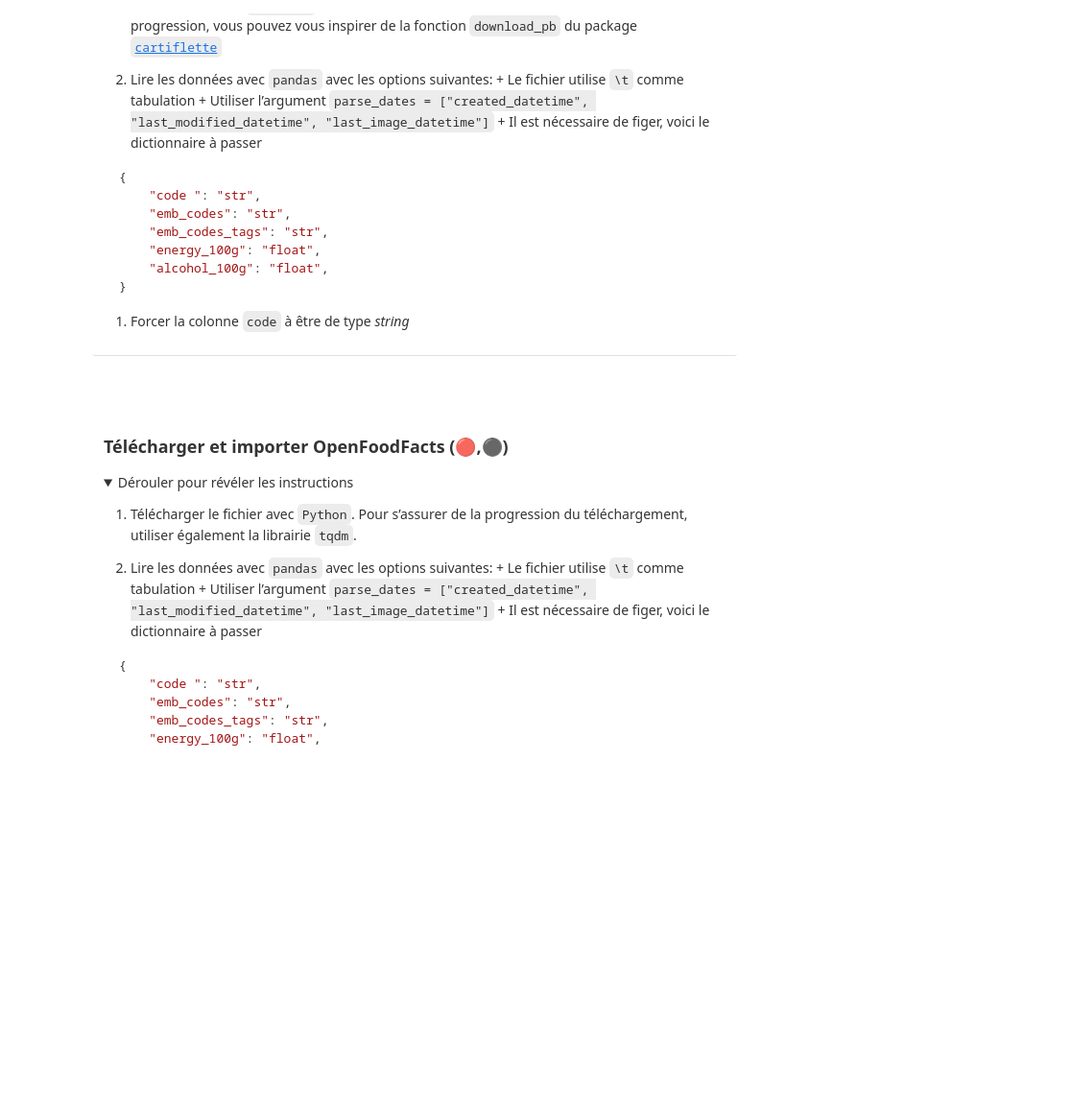
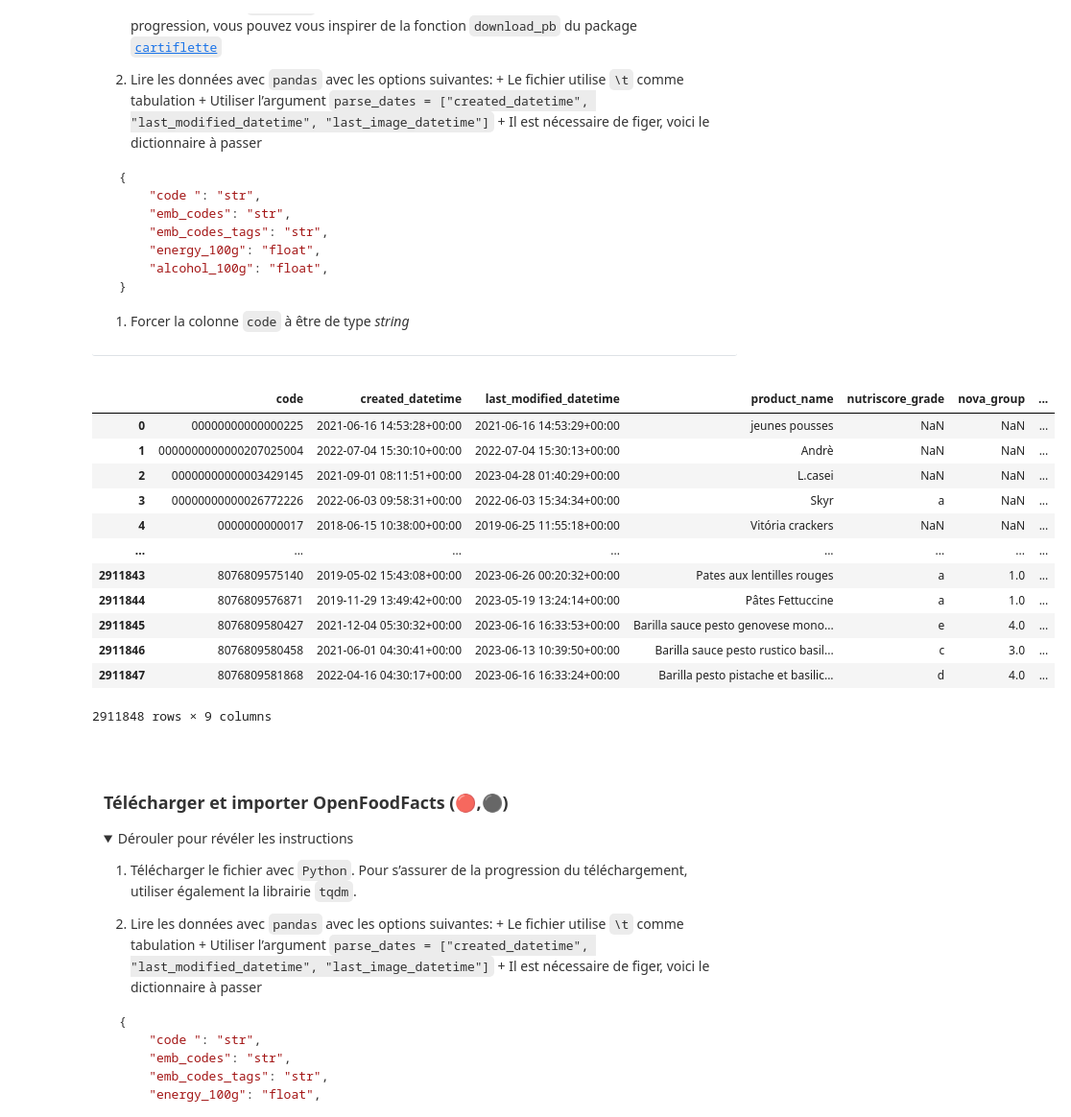
Before and after one commit to khaledlarbi/funathon2023_sujet4, a Jupyter notebook: index.ipynb, the cells around one changed output. Shown: that part at 96% size. Drawn from its saved outputs; the diff is of its cells as text; code cells hidden in the pictures; folded sections open; blank space fills up the shorter version.

Commit message:
import des fichiers

```diff
--- a/index.ipynb
+++ b/index.ipynb
@@ -388,3 +422,35 @@ d’avoir un contrôle des options mises en oeuvre lors de l’import
+# %%
+types_var = {
+    "code ": "str",
+    "emb_codes": "str",
+    "emb_codes_tags": "str",
+    "energy_100g": "float",
+    "alcohol_100g": "float",
+}
+# %%
+import pandas as pd
+openfood = pd.read_csv("donnees.csv.gz",
+            usecols = config['variables'],
+            parse_dates = ["created_datetime", "last_modified_datetime", "last_image_datetime"],
+            dtype = types_var,
+                              delimiter="\t",
+        encoding="utf-8")
+# %%
+openfood
+# %% [output]
+|  | code | created_datetime | last_modified_datetime | product_name | nutriscore_grade | nova_group | ... |
+| 0 | 00000000000000225 | 2021-06-16 14:53:28+00:00 | 2021-06-16 14:53:29+00:00 | jeunes pousses | NaN | NaN | ... |
+| 1 | 0000000000000207025004 | 2022-07-04 15:30:10+00:00 | 2022-07-04 15:30:13+00:00 | Andrè | NaN | NaN | ... |
+| 2 | 00000000000003429145 | 2021-09-01 08:11:51+00:00 | 2023-04-28 01:40:29+00:00 | L.casei | NaN | NaN | ... |
+| 3 | 00000000000026772226 | 2022-06-03 09:58:31+00:00 | 2022-06-03 15:34:34+00:00 | Skyr | a | NaN | ... |
+| 4 | 0000000000017 | 2018-06-15 10:38:00+00:00 | 2019-06-25 11:55:18+00:00 | Vitória crackers | NaN | NaN | ... |
+| ... | ... | ... | ... | ... | ... | ... | ... |
+| 2911843 | 8076809575140 | 2019-05-02 15:43:08+00:00 | 2023-06-26 00:20:32+00:00 | Pates aux lentilles rouges | a | 1.0 | ... |
+| 2911844 | 8076809576871 | 2019-11-29 13:49:42+00:00 | 2023-05-19 13:24:14+00:00 | Pâtes Fettuccine | a | 1.0 | ... |
+| 2911845 | 8076809580427 | 2021-12-04 05:30:32+00:00 | 2023-06-16 16:33:53+00:00 | Barilla sauce pesto genovese mono... | e | 4.0 | ... |
+| 2911846 | 8076809580458 | 2021-06-01 04:30:41+00:00 | 2023-06-13 10:39:50+00:00 | Barilla sauce pesto rustico basil... | c | 3.0 | ... |
+| 2911847 | 8076809581868 | 2022-04-16 04:30:17+00:00 | 2023-06-16 16:33:24+00:00 | Barilla pesto pistache et basilic... | d | 4.0 | ... |
+2911848 rows × 9 columns
 # %% [markdown]
 <!----- boite 🔴,⚫ ----->
 
```
Also changed, not shown: parts of 5 cells of this notebook.
